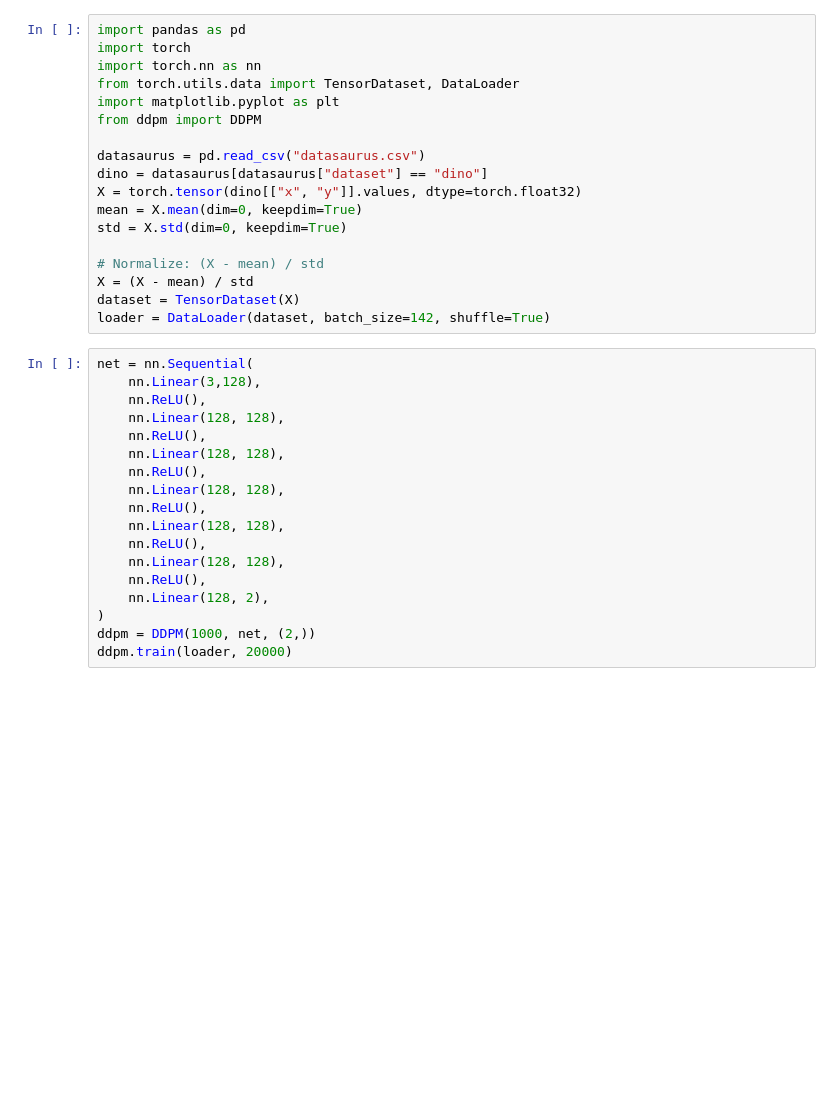
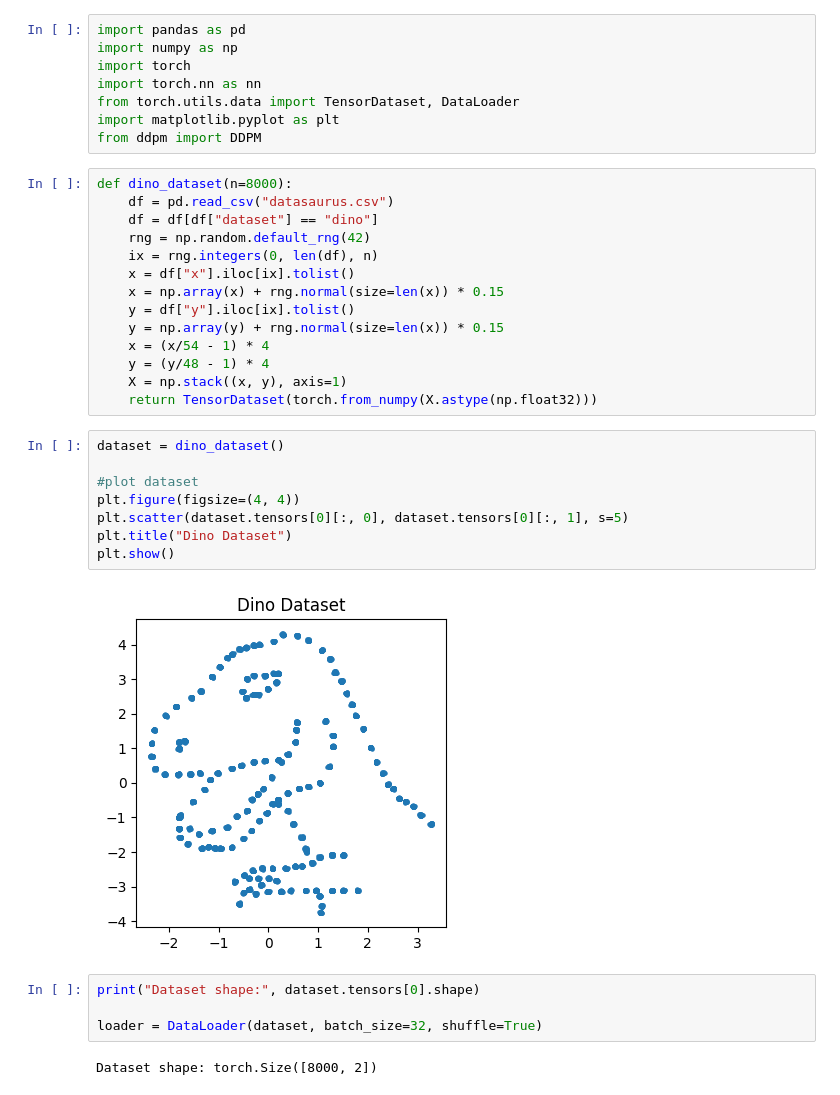
Before and after one commit to gaetannarozniak/monte-carlo-guided-diffusion, a Jupyter notebook: test_diffusion.ipynb, the cells around one changed output. Cells and saved outputs as stored; diff of their text form; blank space fills up the shorter version.

```diff
--- a/test_diffusion.ipynb
+++ b/test_diffusion.ipynb
@@ -1,36 +1,38 @@
 # %%
 import pandas as pd
+import numpy as np
 import torch
 import torch.nn as nn
 from torch.utils.data import TensorDataset, DataLoader
 import matplotlib.pyplot as plt
 from ddpm import DDPM
-
-datasaurus = pd.read_csv("datasaurus.csv")
-dino = datasaurus[datasaurus["dataset"] == "dino"]
-X = torch.tensor(dino[["x", "y"]].values, dtype=torch.float32)
-mean = X.mean(dim=0, keepdim=True)
-std = X.std(dim=0, keepdim=True)
-
-# Normalize: (X - mean) / std
-X = (X - mean) / std
-dataset = TensorDataset(X)
-loader = DataLoader(dataset, batch_size=142, shuffle=True)
-# %%
-net = nn.Sequential(
-    nn.Linear(3,128),
-    nn.ReLU(),
-    nn.Linear(128, 128),
-    nn.ReLU(),
-    nn.Linear(128, 128),
-    nn.ReLU(),
-    nn.Linear(128, 128),
-    nn.ReLU(),
-    nn.Linear(128, 128),
-    nn.ReLU(),
-    nn.Linear(128, 128),
-    nn.ReLU(),
-    nn.Linear(128, 2),
-)
-ddpm = DDPM(1000, net, (2,))
-ddpm.train(loader, 20000)
+# %%
+def dino_dataset(n=8000):
+    df = pd.read_csv("datasaurus.csv")
+    df = df[df["dataset"] == "dino"]
+    rng = np.random.default_rng(42)
+    ix = rng.integers(0, len(df), n)
+    x = df["x"].iloc[ix].tolist()
+    x = np.array(x) + rng.normal(size=len(x)) * 0.15
+    y = df["y"].iloc[ix].tolist()
+    y = np.array(y) + rng.normal(size=len(x)) * 0.15
+    x = (x/54 - 1) * 4
+    y = (y/48 - 1) * 4
+    X = np.stack((x, y), axis=1)
+    return TensorDataset(torch.from_numpy(X.astype(np.float32)))
+# %%
+dataset = dino_dataset()
+
+#plot dataset
+plt.figure(figsize=(4, 4))
+plt.scatter(dataset.tensors[0][:, 0], dataset.tensors[0][:, 1], s=5)
+plt.title("Dino Dataset")
+plt.show()
+# %% [output]
+[figure, added]
+# %%
+print("Dataset shape:", dataset.tensors[0].shape)
+
+loader = DataLoader(dataset, batch_size=32, shuffle=True)
+# %% [output]
+Dataset shape: torch.Size([8000, 2])
```
Also changed, not shown: parts of 4 cells of this notebook, 6 other files.
